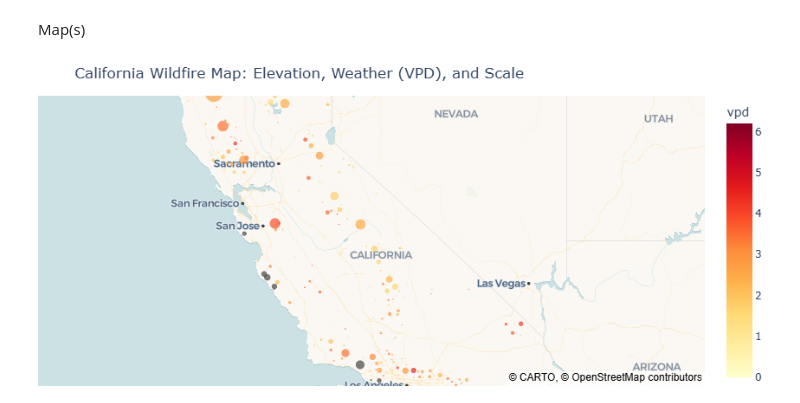
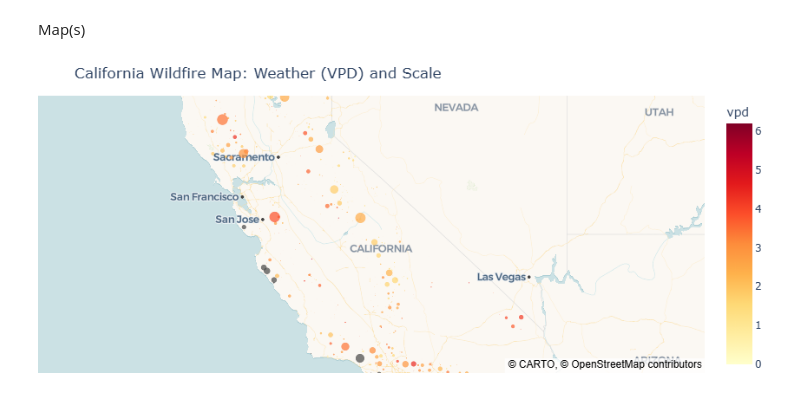
Before and after one commit to maliyer294/STA-141B---Final-project, a Jupyter notebook: visuals/visuals.ipynb, the cells around one changed output. Saved outputs shown, nothing was run; the diff lists cells and outputs as text; code cells hidden in the pictures.

```diff
--- a/visuals/visuals.ipynb
+++ b/visuals/visuals.ipynb
@@ -89,33 +118,34 @@ Map(s)
 # %%
 # conditions at time of ignition (days_to_ignition == 0)
 ignition_data = df_p[df_p['days_to_ignition'] == 0].copy()
 
 # create map
 fig = px.scatter_map(
     ignition_data,
     lat="lat_centroid",
     lon="lon_centroid",
     # marker color represents ___ (VPD rn but can change)
     color="vpd",
     # marker size represents fire scale
     size="gis_acres",
     # hover data includes elevation and temperature for more context (can change)
     hover_data=["fire_name", "elev_mean", "tmmx_c", "cause"],
     color_continuous_scale=px.colors.sequential.YlOrRd,
     size_max=15,
     zoom=5,
     center={"lat": 37, "lon": -119},
-    title="California Wildfire Map: Elevation, Weather (VPD), and Scale"
+    title="California Wildfire Map: Weather (VPD) and Scale"
 )
 
 # style for map background
 fig.update_layout(mapbox_style="dark")
 fig.update_layout(margin={"r":0,"t":40,"l":0,"b":0})
 
 fig.show()
 fig.write_html("wildfire_scatter_map.html")
+fig.write_image("wildfire_scatter_map.png", scale=2, width=1200, height=800)
 # %% [output]
-[figure, old version]
+[figure, new version]
 # %%
 # drop dupes to get unique fire events for map
 unique_fires = df_p.drop_duplicates('fire_name')
```
Also changed, not shown: parts of 6 cells of this notebook, 1 other file.
